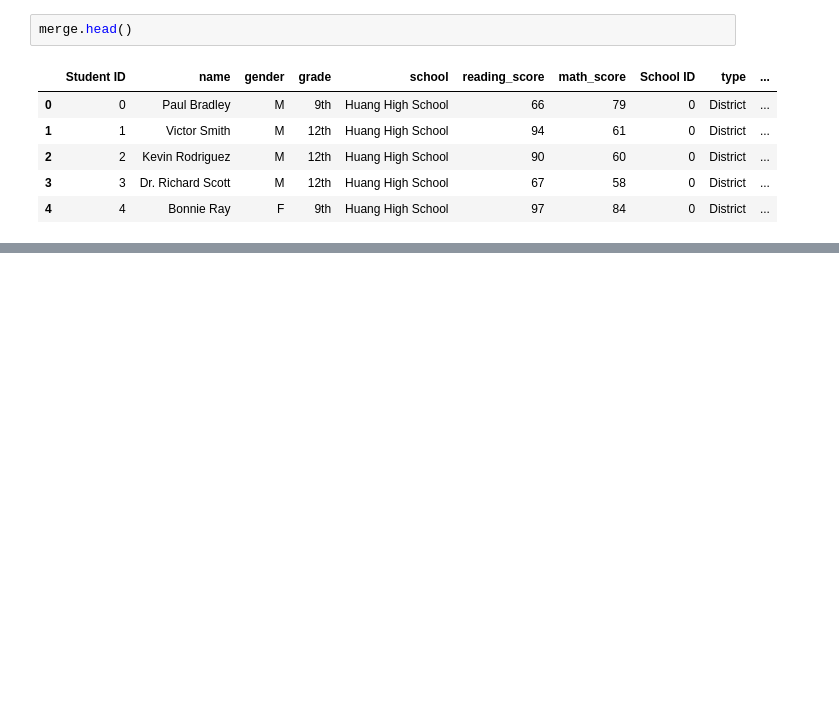
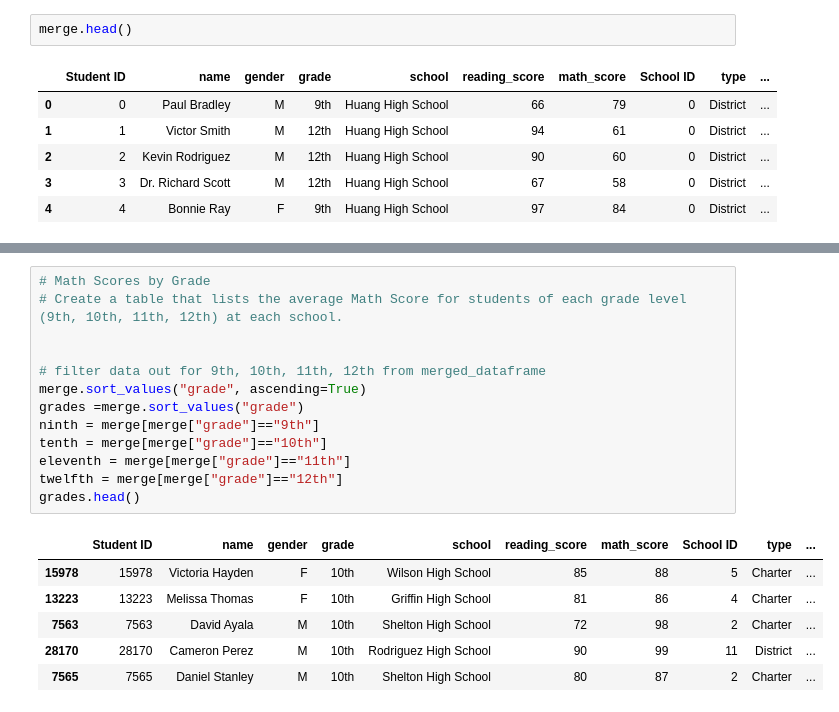
Before and after one commit to jessicalhammond/UCB_DA, a Jupyter notebook: PyCitySchools/Schools.ipynb, the cells around one changed output, grey strips where cells are left out. Drawn from its saved outputs; the diff is of its cells as text; blank space fills up the shorter version.

```diff
--- a/PyCitySchools/Schools.ipynb
+++ b/PyCitySchools/Schools.ipynb
@@ -187,0 +216,20 @@ ValueError: arrays must all be same length
+# %%
+# Math Scores by Grade
+# Create a table that lists the average Math Score for students of each grade level (9th, 10th, 11th, 12th) at each school.
+
+
+# filter data out for 9th, 10th, 11th, 12th from merged_dataframe
+merge.sort_values("grade", ascending=True)
+grades =merge.sort_values("grade")
+ninth = merge[merge["grade"]=="9th"]
+tenth = merge[merge["grade"]=="10th"]
+eleventh = merge[merge["grade"]=="11th"]
+twelfth = merge[merge["grade"]=="12th"]
+grades.head()
+# %% [output]
+|  | Student ID | name | gender | grade | school | reading_score | math_score | School ID | type | ... |
+| 15978 | 15978 | Victoria Hayden | F | 10th | Wilson High School | 85 | 88 | 5 | Charter | ... |
+| 13223 | 13223 | Melissa Thomas | F | 10th | Griffin High School | 81 | 86 | 4 | Charter | ... |
+| 7563 | 7563 | David Ayala | M | 10th | Shelton High School | 72 | 98 | 2 | Charter | ... |
+| 28170 | 28170 | Cameron Perez | M | 10th | Rodriguez High School | 90 | 99 | 11 | District | ... |
+| 7565 | 7565 | Daniel Stanley | M | 10th | Shelton High School | 80 | 87 | 2 | Charter | ... |
```
Also changed, not shown: parts of 14 cells of this notebook, 1 other file.
